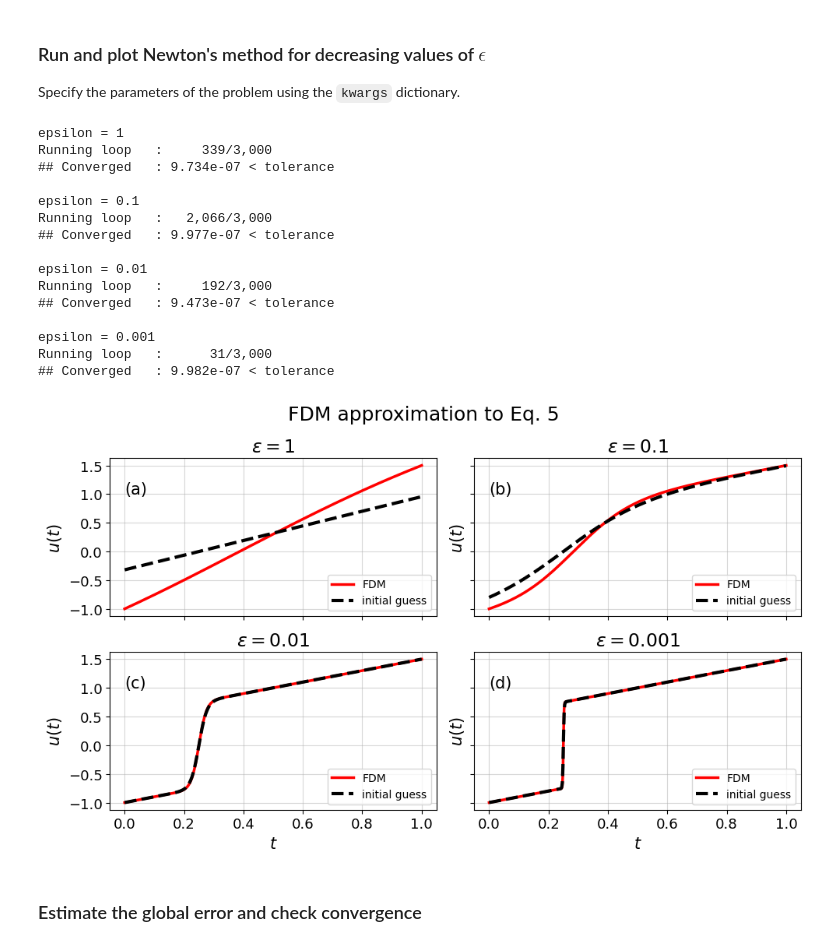
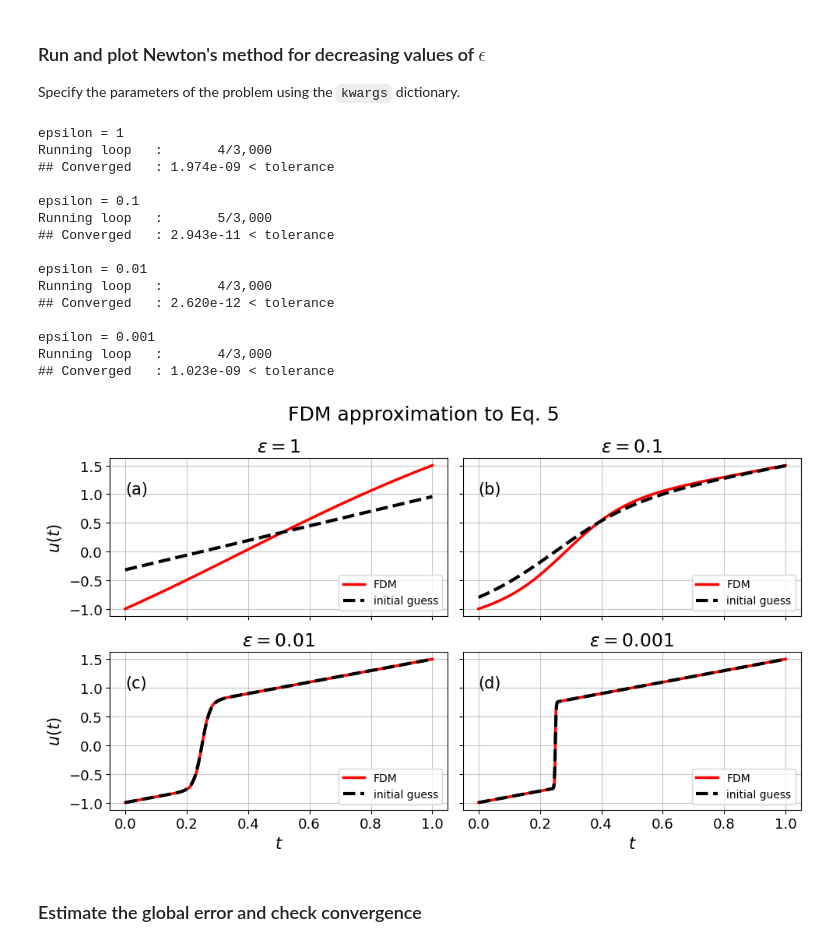
Before and after one commit to BastianValhoj/02687, a Jupyter notebook: assignment1/exercise2.ipynb, the cells around one changed output. Saved outputs shown, nothing was run; the diff lists cells and outputs as text; code cells hidden in the pictures.

```diff
--- a/assignment1/exercise2.ipynb
+++ b/assignment1/exercise2.ipynb
@@ -19,9 +23,9 @@ def printmatrix(mat, **kwargs):
     with np.printoptions(formatter=formatter, linewidth=linewidth):
         print(mat)
 # %%
-u = lambda x: np.exp(np.cos(x))
+u = lambda x: anp.exp(anp.cos(x))
 
-x = np.linspace(-10, 10, 1001, dtype=np.float64)
+x = anp.linspace(-10, 10, 1001, dtype=anp.float64)
 up = elementwise_grad(u)
 upp = elementwise_grad(up)
 print(up)
@@ -347,58 +371,58 @@ kwargs = {
     "h": h,
 }
 
-labelsize = 15
-labels = ["(a)", "(b)", "(c)", "(d)"]
-def plot_params(ax, label, epsilon, labelsize):
-    ax.set_title(rf"$\epsilon = {epsilon}$", size=labelsize+2)
+LABELSIZE = 15
+LABELS = ["(a)", "(b)", "(c)", "(d)"]
+def plot_params(ax, subfig_label, label, labelsize):
+    ax.set_title(label, size=labelsize+2)
     ax.legend(loc="lower right")
     ax.tick_params(axis='both', labelsize=labelsize-2)  # Set fontsize for both x and y ticks
-    ax.text(0, 1, label, size=labelsize)
-    ax.grid(alpha=0.5)
+    ax.text(0, 1, subfig_label, size=labelsize)
+    ax.grid(alpha=0.7)
 
 # Compute for different values of epsilon.
 fig, ax = plt.subplots(2, 2, figsize=(10,6), sharey=True, sharex=True)
-
-for i, epsilon in enumerate([1, 0.1, 0.01, 0.001]):
+epsilon_list = [1, 0.1, 0.01, 0.001]
+for i, epsilon in enumerate(epsilon_list):
     ax = ax.flatten() # flatten array: [[1, 2], [a, b]] --> [1, 2, a, b]
     print(f"{epsilon = }")
     y = Newton(u_init(ts, epsilon), epsilon, 3000, kwargs, tol=1e-6) # Run Newtons method
     ax[i].plot(ts, y, "r-", label="FDM", lw=2.5)
     ax[i].plot(ts, u_init(ts, epsilon), "k--", label=f"initial guess", lw=3)
     ax[i].set_yticks([-1, -0.5, 0, 0.5, 1, 1.5])
-    if [0, 2]:
-        ax[i].set_ylabel("$u(t)$", size=labelsize)
+    if i in [0, 2]:
+        ax[i].set_ylabel("$u(t)$", size=LABELSIZE)
     if i in [2, 3]:
-        ax[i].set_xlabel("$t$", size=labelsize)
-    plot_params(ax[i], labels[i], epsilon, labelsize)
+        ax[i].set_xlabel("$t$", size=LABELSIZE)
+    plot_params(ax[i], subfig_label=LABELS[i], label=fr"$\epsilon = {epsilon}$", labelsize=LABELSIZE)
 
-fig.suptitle("FDM approximation to Eq. 5", fontsize=labelsize+3)
+fig.suptitle("FDM approximation to Eq. 5", fontsize=LABELSIZE+3)
 fig.tight_layout()
 
 # make directory if not already present
 assignment_dir = Path.cwd() # directory for this working directory (if using notebook, it will be the direcotry of notebook)
 figures_dir = assignment_dir / "figures" # figures directory
 figures_dir.mkdir(parents=True, exist_ok=True) # create folder and parent directories, if not already existing.
 
 file_name = "ex_2a.b.FMD.png"
 fig.savefig(figures_dir / file_name, transparent=False)
 # %% [output]
 epsilon = 1
-Running loop   :     339/3,000
-## Converged   : 9.734e-07 < tolerance
+Running loop   :       4/3,000
+## Converged   : 1.974e-09 < tolerance
 
 epsilon = 0.1
-Running loop   :   2,066/3,000
-## Converged   : 9.977e-07 < tolerance
+Running loop   :       5/3,000
+## Converged   : 2.943e-11 < tolerance
 
 epsilon = 0.01
-Running loop   :     192/3,000
-## Converged   : 9.473e-07 < tolerance
+Running loop   :       4/3,000
+## Converged   : 2.620e-12 < tolerance
 
 epsilon = 0.001
-Running loop   :      31/3,000
-## Converged   : 9.982e-07 < tolerance
+Running loop   :       4/3,000
+## Converged   : 1.023e-09 < tolerance
-[figure, old version]
+[figure, new version]
 # %% [markdown]
 ### Estimate the global error and check convergence
 # %% [markdown]
```
Also changed, not shown: parts of 15 cells of this notebook.
